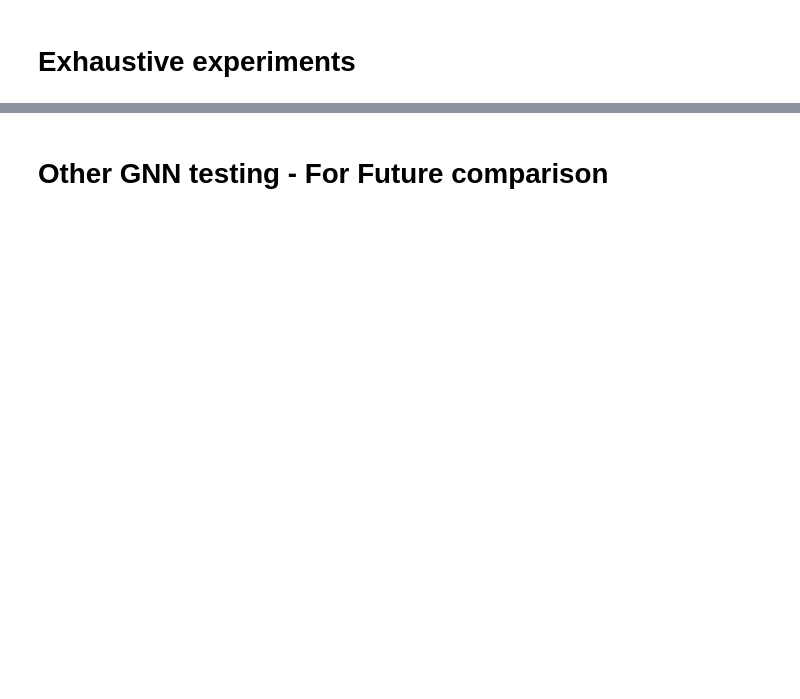
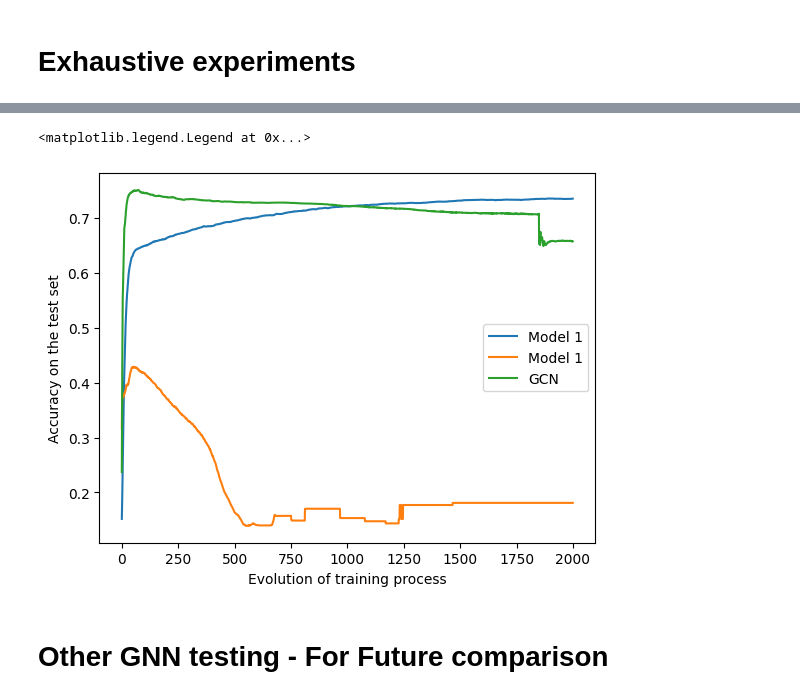
Before and after one commit to vmtenorio/robust_gnn, a Jupyter notebook: RobustGNNTests.ipynb, the cells around one changed output, grey strips where cells are left out. Saved outputs shown, nothing was run; the diff lists cells and outputs as text; code cells hidden in the pictures; blank space fills up the shorter version.

```diff
--- a/RobustGNNTests.ipynb
+++ b/RobustGNNTests.ipynb
@@ -42,15 +46,16 @@ def get_data(dataset_class):
 # %%
 S, feat, label, n_feat, num_class, train_mask, val_mask, test_mask = get_data("CoraGraphDataset")
 # %%
-n_epochs = 50
+n_iters_H = 10
+n_epochs = 25
 lr = 5e-3
 wd = 5e-4
-eval_freq = 50
+eval_freq = 1
 
-lr_S = 10.
+lr_S = 5e-3
 
-n_iters = 40
-n_iters_S = 50
+n_iters = 200
+n_iters_S = 1#15
 
 hid_dim = 16
 n_layers = 2
@@ -59,6 +64,10 @@ model_params = {
     'hid_dim': hid_dim,
     'out_dim': num_class,
     'n_layers': n_layers,
+    'nonlin': nn.ReLU,
+    'bias': True,
+    'last_nonlin': None,
+    'dropout': 0.5,
     'K': 2
 }
 
@@ -66,12 +75,15 @@ model_params_m2 = {
     'in_dim': n_feat,
     'hid_dim': hid_dim,
     'out_dim': num_class,
-    'n_layers': n_layers
+    'n_layers': n_layers,
+    'bias': True
 }
 
-gamma = 0.1
+gamma = 0
 beta = 0.01
-lambd = .001
+lambd = 1.
+
+dropout = 0.5
 # %%
 S = torch.Tensor(S).to(device)
 
@@ -222,10 +304,14 @@ for n in range(n_graphs):
 # %%
 plt.plot(accs_test_m1.mean(0).flatten(), label="Model 1")
 plt.plot(accs_test_m2.mean(0).flatten(), label="Model 1")
 plt.plot(accs_test_gcn.mean(0), label="GCN")
 
 plt.xlabel("Evolution of training process")
 plt.ylabel("Accuracy on the test set")
+plt.legend()
+# %% [output]
+<matplotlib.legend.Legend at 0x...>
+[figure, added]
 # %%
 perts = [0., 0.1, 0.2, 0.3]
 n_graphs = 5
```
Also changed, not shown: parts of 13 cells of this notebook, 6 other files.
